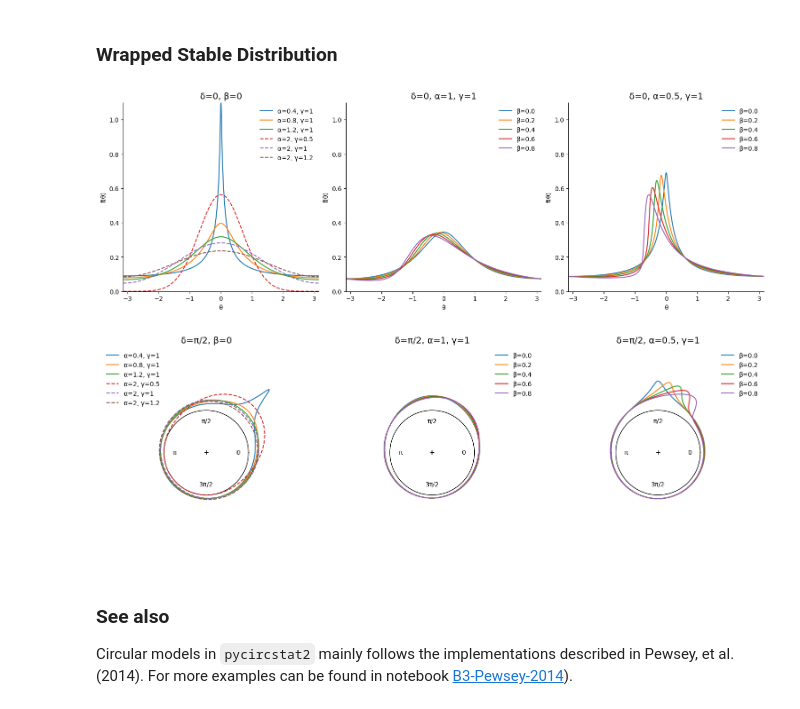
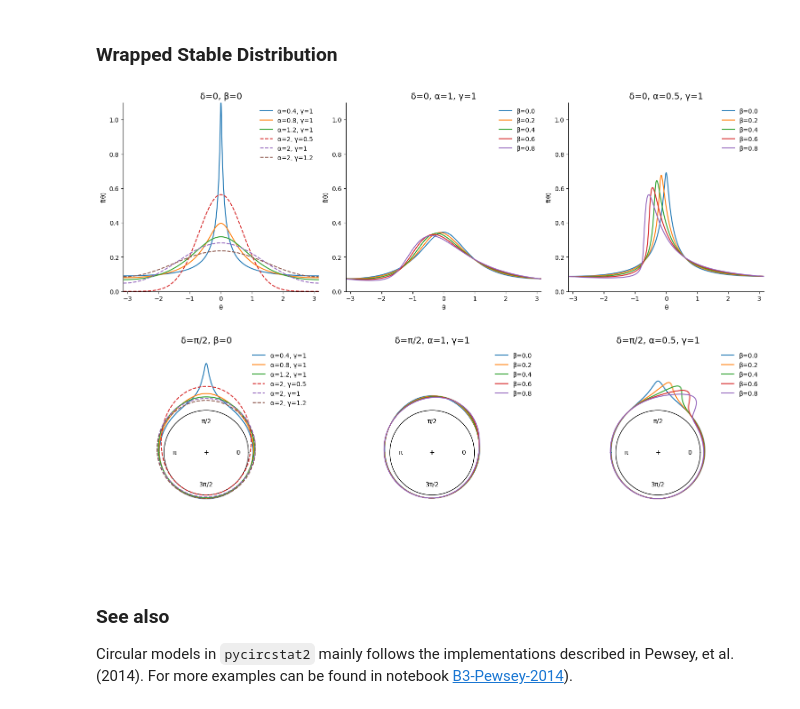
Before and after one commit to circstat/pycircstat2, a Jupyter notebook: examples/T3-circular-models.ipynb, the cells around one changed output. Drawn from its saved outputs; the diff is of its cells as text; code cells hidden in the pictures.

```diff
--- a/examples/T3-circular-models.ipynb
+++ b/examples/T3-circular-models.ipynb
@@ -1507,7 +1507,7 @@ fig_polar, ax_polar = plt.subplot_mosaic(
 
 ## Figure 2.5 (Jammalamadaka and SenGupta, 2001)
 
-delta = np.pi / 4
+delta = np.pi / 2
 gamma = 1
 alphas = [0.4, 0.8, 1.2]
 beta = 0
@@ -1557,34 +1557,34 @@ for j, s in enumerate(["a", "b", "c"]):
     ax_polar[s].text(
         x=0,
         y=0,
         s="+",
         ha="center",
         va="center",
         color="black",
     )
     labels = ["0", "π/2", "π", "3π/2"]
     for i, angle in enumerate([0, np.pi / 2, np.pi, 3 * np.pi / 2]):
         ax_polar[s].text(
             x=angle,
             y=0.75,
             s=labels[i],
             ha="center",
             va="center",
             color="black",
         )
 
     ax_polar[s].set_ylim(0, 2.5)
 
     ax_polar[s].legend(frameon=False)
 
     ax_polar["a"].set_title("δ=π/2, β=0", fontsize=14)
     ax_polar["b"].set_title("δ=π/2, α=1, γ=1", fontsize=14)
     ax_polar["c"].set_title("δ=π/2, α=0.5, γ=1", fontsize=14)
 
 fig_polar.savefig("../docs/docs/images/circ-mod-wrapstable.png")
 # %% [output]
 [figure]
-[figure, old version]
+[figure, new version]
 # %% [markdown]
 
 ### See also
```
Also changed, not shown: parts of 1 cell of this notebook, 20 other files.
